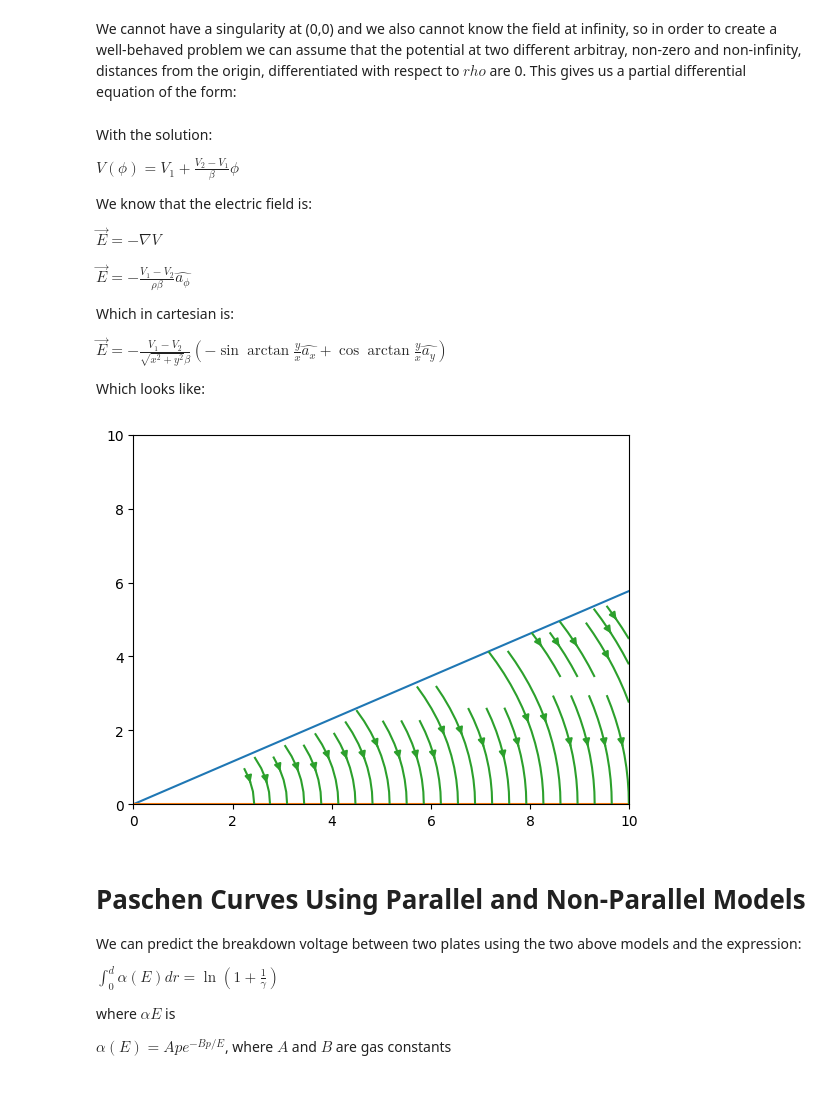
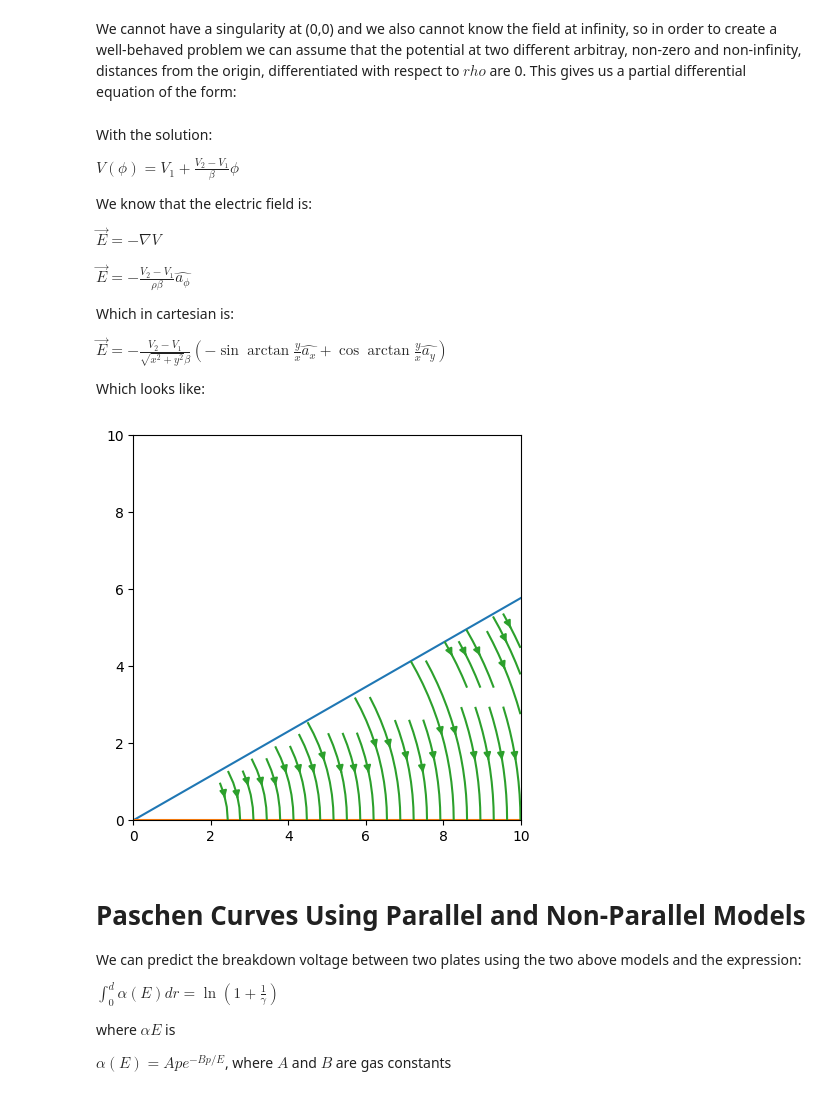
Before and after one commit to s-gerow/SAIL-Plasma, a Jupyter notebook: BeAMED/nonparallelmodel.ipynb, the cells around one changed output. Saved outputs shown, nothing was run; the diff lists cells and outputs as text; code cells hidden in the pictures.

```diff
--- a/BeAMED/nonparallelmodel.ipynb
+++ b/BeAMED/nonparallelmodel.ipynb
@@ -49,40 +49,40 @@ We know that the electric field is:
 
 $\vec{E} = -\nabla V$
 
-$\vec{E} = -\frac{V_1 - V_2}{\rho\beta}\hat{a_\phi}$
+$\vec{E} = -\frac{V_2 - V_1}{\rho\beta}\hat{a_\phi}$
 
 Which in cartesian is:
 
-$\vec{E} = -\frac{V_1-V_2}{\sqrt{x^2+y^2}\beta}\left(-\sin{\arctan{\frac{y}{x}}}\hat{a_x} + \cos{\arctan{\frac{y}{x}}}\hat{a_y}\right)$
+$\vec{E} = -\frac{V_2-V_1}{\sqrt{x^2+y^2}\beta}\left(-\sin{\arctan{\frac{y}{x}}}\hat{a_x} + \cos{\arctan{\frac{y}{x}}}\hat{a_y}\right)$
 
 Which looks like:
 # %%
 %matplotlib inline
 
-fig, ax2 = plt.subplots()
+fig, ax2 = plt.subplots(figsize = (5,5))
 beta = 30*(np.pi/180)
 y_beta = x*np.tan(beta)
 y_zero = x*np.tan(0)
 ax2.plot(x, y_beta)
 ax2.plot(x, y_zero)
 
 
 Y2, X2 = np.mgrid[0:10:0.01, 0:10:0.01]
 U2 = -V_diff/(np.sqrt(X2**2+Y2**2)*beta)*(-np.sin(np.arctan(Y2/X2)))
 V2 = -V_diff/(np.sqrt(X2**2+Y2**2)*beta)*(np.cos(np.arctan(Y2/X2)))
 
 mask = np.arctan(Y2/X2) > beta
 U2[mask] = 0
 V2[mask] = 0
 
 
 ax2.streamplot(X2,Y2,U2,V2)
 ax2.set_ylim([0,10])
 ax2.set_xlim([0,10])
 
 plt.show()
 # %% [output]
-[figure, old version]
+[figure, new version]
 # %%
 del [V_diff, x, electrode, plate, Y, X, U, V, Y2, X2, U2, V2, beta, y_beta, y_zero, mask]
 # %% [markdown]
```
